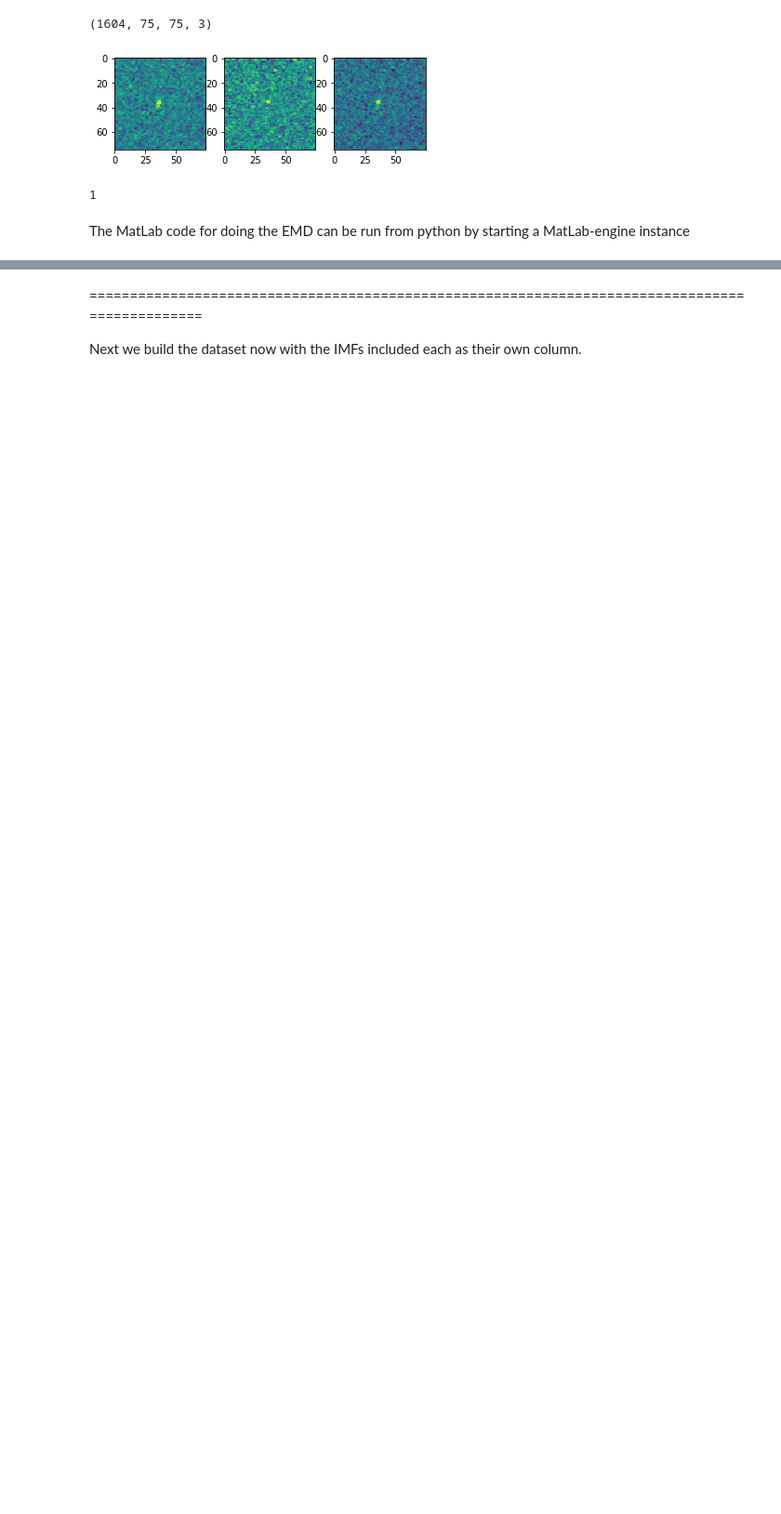
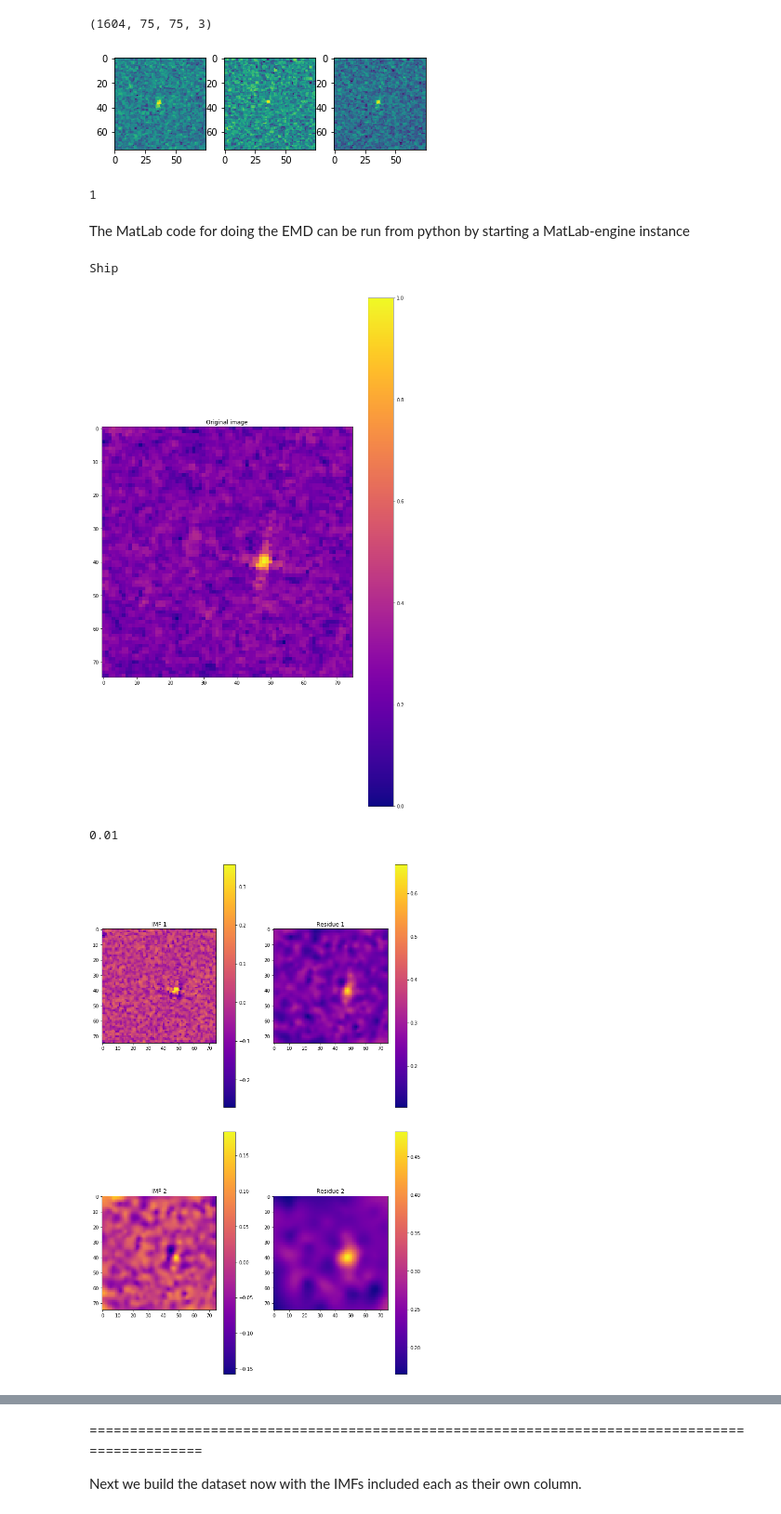
Before and after one commit to holwech/AdaptiveDataAnalysis, a Jupyter notebook: EMD2D_testing.ipynb, the cells around one changed output, grey strips where cells are left out. Shown: that part at 93% size. Drawn from its saved outputs; the diff is of its cells as text; code cells hidden in the pictures; blank space fills up the shorter version.

```diff
--- a/EMD2D_testing.ipynb
+++ b/EMD2D_testing.ipynb
@@ -98,7 +75,48 @@ def plot_IEMD(img, imfs):
+# %%
+def plot_IEMD(imfs, residues):
+    plt.figure(2, figsize=(12, 20))
+    plt.clf()
+    plt.tight_layout(h_pad=3)
+    plt.subplots_adjust(hspace=0.1)
+
+    for i in range(np.shape(imfs)[2]):
+        plt.subplot(np.shape(imfs)[2],2,1+2*i)
+        plt.imshow(imfs[:,:,i],cmap='plasma')
+        plt.title("IMF " + str(i + 1))
+        plt.colorbar()
+        plt.subplot(np.shape(imfs)[2],2,2*i+2)
+        plt.imshow(residues[:,:,i],cmap='plasma')
+        plt.title("Residue " + str(i + 1))
+        plt.colorbar()
+    plt.show()
 # %%
 def print_label(idx):
     if y_train[idx]:
         print("Iceberg")
     else:
         print("Ship")
+# %%
+def normalize(img):
+    img = img-img.min()
+    img = img/(img.max())
+    return img
+# %%
+idx =11
+print_label(idx)
+
+img_band1 = X_train[idx,:,:,0]
+img_band1 = normalize(img_band1)
+
+plt.imshow(img_band1,cmap='plasma')
+plt.title('Original image')
+plt.colorbar()
+plt.show()
+
+imfs1, residues1, medel1 = IEMD(img_band1,0.01,2,'4')
+plot_IEMD(imfs1, residues1)
+# %% [output]
+Ship
+[figure, added]
+0.01
+[figure, added]
 # %%
```
Also changed, not shown: parts of 3 cells of this notebook, 1 other file.
